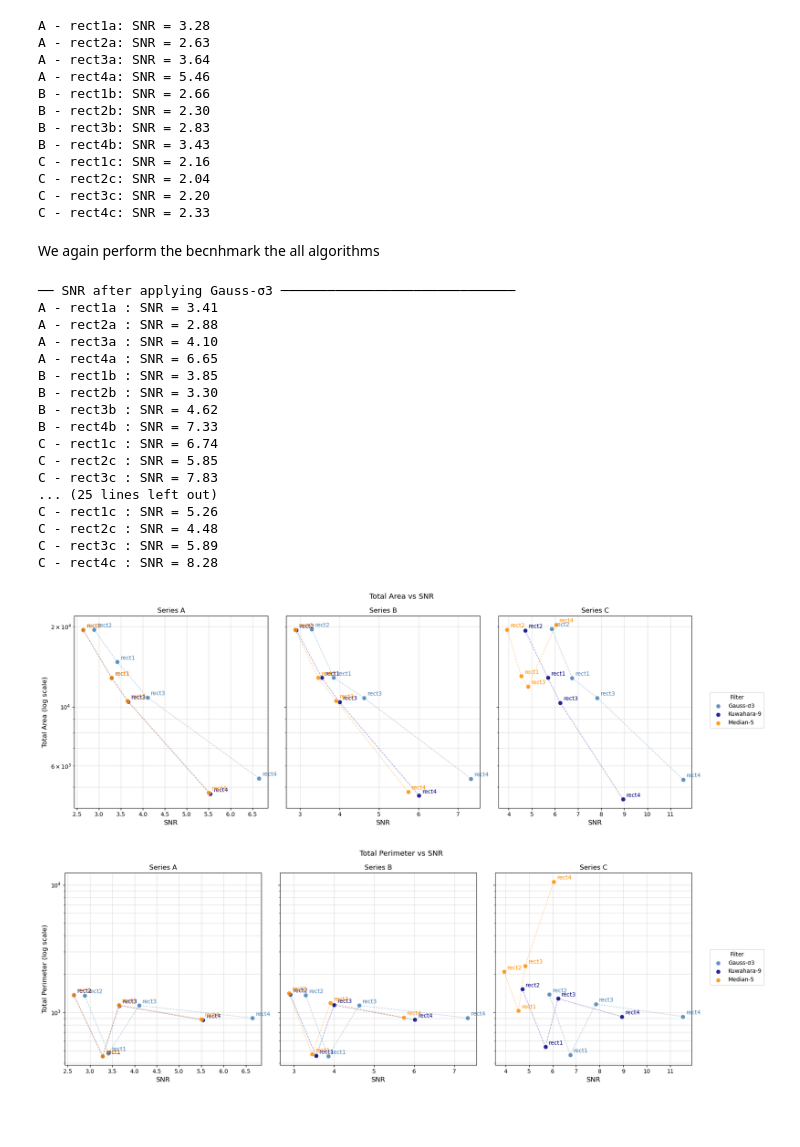
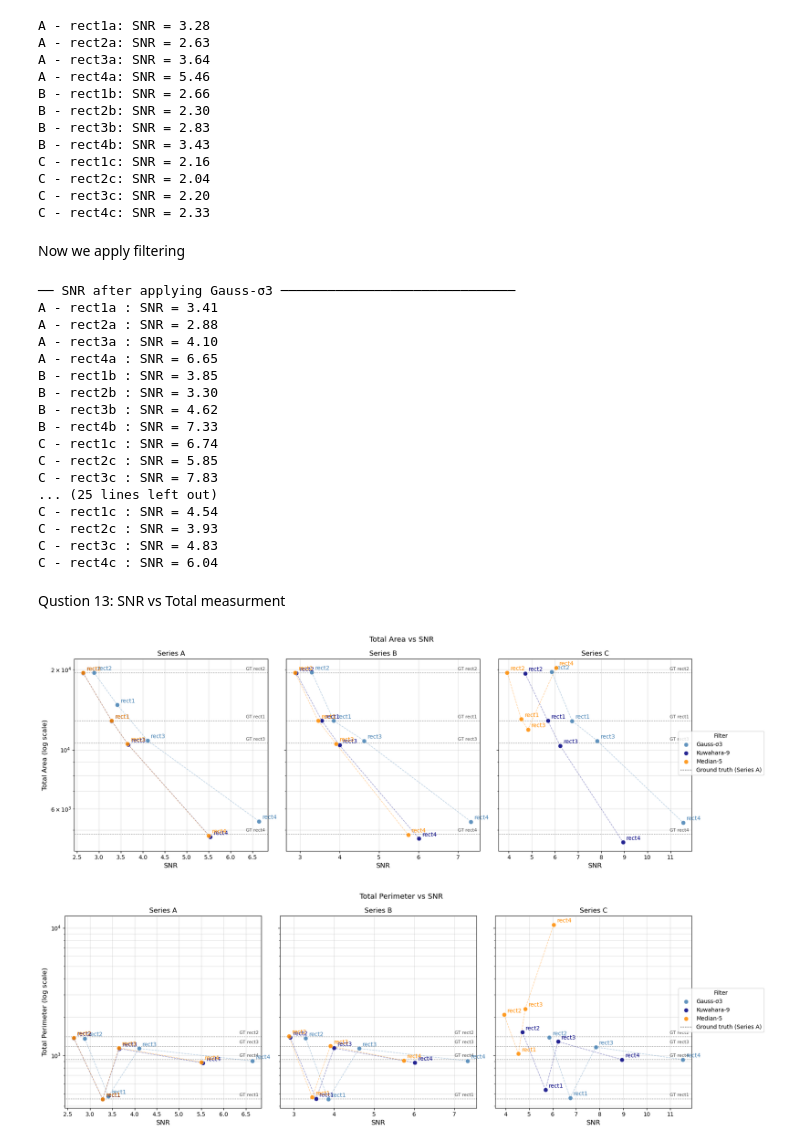
Before and after one commit to watchthedoge/Microscopy_hw, a Jupyter notebook: jupyter.ipynb, the cells around one changed output. Drawn from its saved outputs; the diff is of its cells as text; code cells hidden in the pictures; blank space fills up the shorter version.

```diff
--- a/jupyter.ipynb
+++ b/jupyter.ipynb
@@ -726,12 +718,12 @@ C - rect2c: SNR = 2.04
 C - rect3c: SNR = 2.20
 C - rect4c: SNR = 2.33
 # %% [markdown]
-We again perform the becnhmark the all algorithms
+Now we apply filtering
 # %%
 filters = [
     ('Gauss-σ3',   lambda im: dip.Gauss(im, sigmas=[3.0], truncation=3.0)),
     ('Kuwahara-9', lambda im: dip.Kuwahara(im, kernel=9)),
-    ('Median-9',   lambda im: dip.MedianFilter(im, kernel=9)),]
+    ('Median-5',   lambda im: dip.MedianFilter(im, kernel=5)),]
 
 for filter_name, filter_fn in filters:
     print(f"\n── SNR after applying {filter_name} ──────────────────────────────")
@@ -757,20 +749,34 @@ C - rect1c : SNR = 6.74
 C - rect2c : SNR = 5.85
 C - rect3c : SNR = 7.83
 ... (25 lines left out)
-C - rect1c : SNR = 5.26
-C - rect2c : SNR = 4.48
-C - rect3c : SNR = 5.89
-C - rect4c : SNR = 8.28
+C - rect1c : SNR = 4.54
+C - rect2c : SNR = 3.93
+C - rect3c : SNR = 4.83
+C - rect4c : SNR = 6.04
+# %% [markdown]
+Qustion 13: SNR vs Total measurment
 # %%
-
+#at this point just redifine just in case...
 filters = [
     ('Gauss-σ3',   lambda im: dip.Gauss(im, sigmas=[3.0], truncation=3.0)),
     ('Kuwahara-9', lambda im: dip.Kuwahara(im, kernel=9)),
-    ('Median-5',   lambda im: dip.MedianFilter(im, kernel=5)),]
+    ('Median-5',   lambda im: dip.MedianFilter(im, kernel=5)),
+]
 filter_colors = dict(zip(
     ['Gauss-σ3', 'Kuwahara-9', 'Median-5'],
     colors
 ))
+
+#compute ground truth from unfiltered series A
+ground_truth = {}
+for img in sorted(series_a):
+    labeled = dip.Label(~dip.IsodataThreshold(series_a[img]), minSize=50)
+    msr = dip.MeasurementTool.Measure(labeled, series_a[img], ['Size', 'Perimeter'])
+    rect_idx = ''.join(c for c in img if c.isdigit())
+    ground_truth[rect_idx] = {
+        'area':  sum(msr[o]['Size'][0]      for o in msr.Objects()),
+        'perim': sum(msr[o]['Perimeter'][0] for o in msr.Objects()),
+    }
 
 results = []
 for filter_name, filter_fn in filters:
@@ -779,19 +785,27 @@ for filter_name, filter_fn in filters:
             filtered = filter_fn(series[img])
             arr = np.asanyarray(filtered)
             snr = np.mean(arr) / np.std(arr) if np.std(arr) > 0 else float('inf')
-
             labeled = dip.Label(~dip.IsodataThreshold(filtered), minSize=50)
             msr = dip.MeasurementTool.Measure(labeled, filtered, ['Size', 'Perimeter'])
             total_area  = sum(msr[o]['Size'][0]      for o in msr.Objects())
             total_perim = sum(msr[o]['Perimeter'][0] for o in msr.Objects())
-
-            # Extract rectangle index from filename (rect1a → 1, etc.)
             rect_idx = ''.join(c for c in img if c.isdigit())
             results.append((filter_name, tag, img, rect_idx, snr, total_area, total_perim))
 
-def plot_snr_vs(metric_idx, label, fname):
+def plot_snr_vs(metric_idx, label, gt_key, fname):
     fig, axes = plt.subplots(1, 3, figsize=(18, 6), sharey=True)
     for ax, tag in zip(axes, ['A', 'B', 'C']):
+        # Ground-truth horizontal lines, one per rectangle
+        for rect_idx, gt in ground_truth.items():
+            ax.axhline(gt[gt_key], color='black', linestyle=':',
+                       linewidth=1, alpha=0.6, zorder=1)
+            # Label the line on the right edge
+            ax.annotate(f'GT rect{rect_idx}',
+                        xy=(1.0, gt[gt_key]), xycoords=('axes fraction', 'data'),
+                        xytext=(-5, 3), textcoords='offset points',
+                        fontsize=8, color='black', alpha=0.7,
+                        ha='right', va='bottom')
+
         for filter_name in filter_colors:
             subset = [r for r in results if r[0] == filter_name and r[1] == tag]
             if not subset:
@@ -806,39 +820,40 @@ def plot_snr_vs(metric_idx, label, fname):
             ax.plot(xs, ys, '--',
                     color=filter_colors[filter_name],
                     alpha=0.4, linewidth=1, zorder=2)
             ax.scatter(xs, ys,
                        color=filter_colors[filter_name],
                        s=60, alpha=0.85, edgecolor='white', linewidth=0.5,
                        label=filter_name, zorder=3)
-
-            # Annotate every dot with its full rectangle name, in the filter's color
             for x, y, rect in zip(xs, ys, rects):
                 ax.annotate(f'rect{rect}',
                             (x, y),
                             textcoords='offset points', xytext=(6, 4),
                             fontsize=10, color=filter_colors[filter_name],
                             alpha=1)
-
         ax.set_yscale('log')
         ax.set_xlabel('SNR', fontsize=12)
         if ax is axes[0]:
             ax.set_ylabel(f'Total {label} (log scale)', fontsize=12)
         ax.set_title(f'Series {tag}', fontsize=12)
         ax.grid(alpha=0.4, which='both')
 
+    # Add ground-truth entry to the legend
     handles, labels_ = axes[0].get_legend_handles_labels()
+    handles.append(plt.Line2D([0], [0], color='black', linestyle=':',
+                              linewidth=1, label='Ground truth (Series A)'))
+    labels_.append('Ground truth (Series A)')
+
     fig.legend(handles, labels_, loc='center right',
                bbox_to_anchor=(1.0, 0.5), fontsize=10, title='Filter',
                frameon=True)
-
     fig.suptitle(f'Total {label} vs SNR', fontsize=13)
     plt.tight_layout(rect=[0, 0, 0.92, 1])
     plt.savefig(fname, bbox_inches='tight')
     plt.show()
 
-plot_snr_vs(5, 'Area',      'output/snr_vs_area.png')
-plot_snr_vs(6, 'Perimeter', 'output/snr_vs_perimeter.png')
+plot_snr_vs(5, 'Area',      'area',  'output/snr_vs_area.png')
+plot_snr_vs(6, 'Perimeter', 'perim', 'output/snr_vs_perimeter.png')
 # %% [output]
-[figure, old version]
+[figure, new version]
-[figure, old version]
+[figure, new version]
 # %%
```
Also changed, not shown: parts of 20 cells of this notebook.
